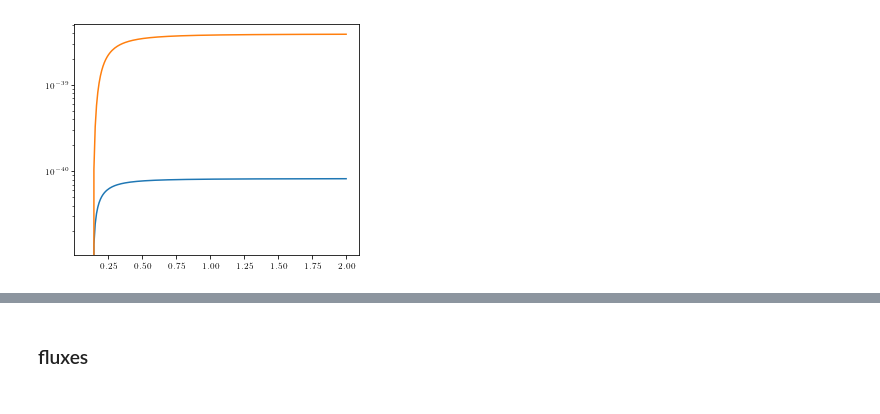
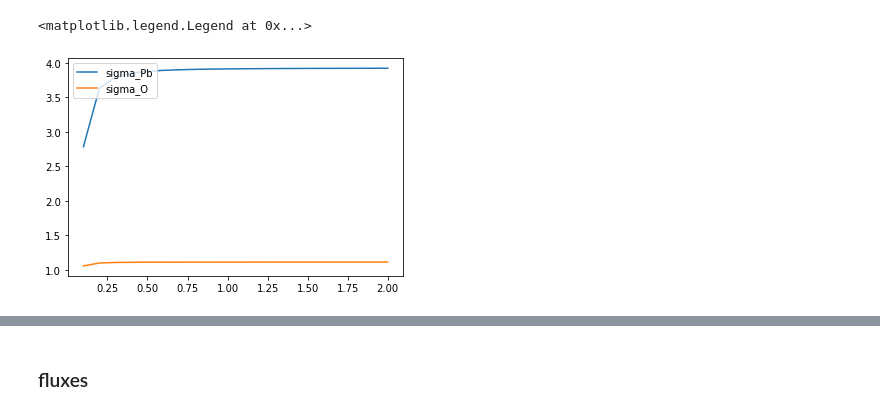
Before and after one commit to mhostert/dark-neutrinos-at-T2K, a Jupyter notebook: flux_xsec_plot.ipynb, the cells around one changed output, grey strips where cells are left out. Drawn from its saved outputs; the diff is of its cells as text; code cells hidden in the pictures.

```diff
--- a/flux_xsec_plot.ipynb
+++ b/flux_xsec_plot.ipynb
@@ -34,7 +31,7 @@ BSMparams.Utau6 = 0.0
 BSMparams.UD4 = 1.0
 BSMparams.UD5 = 0.0
 BSMparams.UD6 = 0.0
-BSMparams.m4 = 0.140
+BSMparams.m4 = 0.01
 BSMparams.m5 = 1e6
 BSMparams.m6 = 1e6
 BSMparams.Mzprime = 1.25
@@ -42,15 +39,19 @@ BSMparams.D_or_M = 'majorana'
 BSMparams.epsilon = np.sqrt(4.6e-4)
 # %%
 EMAX=2
-EPOINTS=200
+EPOINTS=20
 HEL = -1
 E = np.linspace(0.1, EMAX, EPOINTS)
 
 sigma_C = np.array([xsecs.get_sigma_zprime(BSMparams, Enu, MA=12, Z=6, nu_produced=pdg.neutrino4, h_upscattered=HEL) for Enu in E ])
 sigma_Pb = np.array([xsecs.get_sigma_zprime(BSMparams, Enu, MA=207, Z=82, nu_produced=pdg.neutrino4, h_upscattered=HEL) for Enu in E ])
+# %%
+sigma_O = np.array([xsecs.get_sigma_zprime(BSMparams, Enu, MA=16, Z=8, nu_produced=pdg.neutrino4, h_upscattered=HEL) for Enu in E ])
 # %%
-plt.plot(E, sigma_C)
-plt.plot(E, sigma_Pb)
-plt.yscale("log")
+plt.plot(E, (sigma_Pb/sigma_C * (6**2/82**2))**(-1), label='sigma_Pb')
+plt.plot(E, (sigma_O/sigma_C * (6**2/8**2))**(-1), label='sigma_O')
+# plt.yscale("log")
+plt.legend(loc='upper left')
 # %% [output]
+<matplotlib.legend.Legend at 0x...>
-[figure, old version]
+[figure, new version]
```
Also changed, not shown: parts of 2 cells of this notebook, 7 other files.
